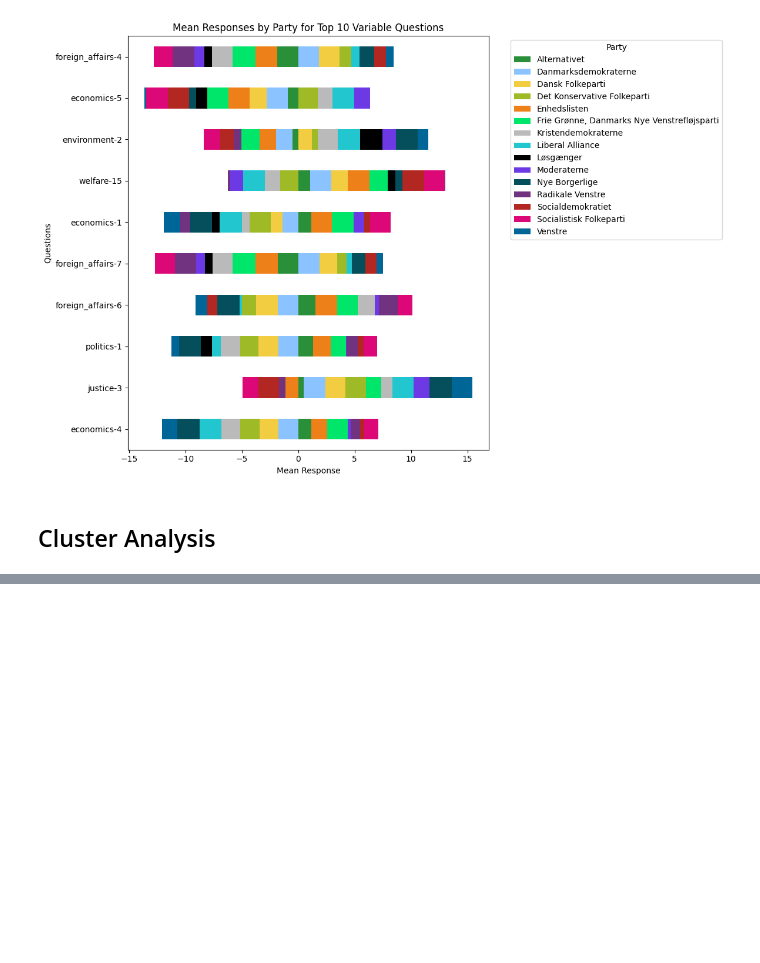
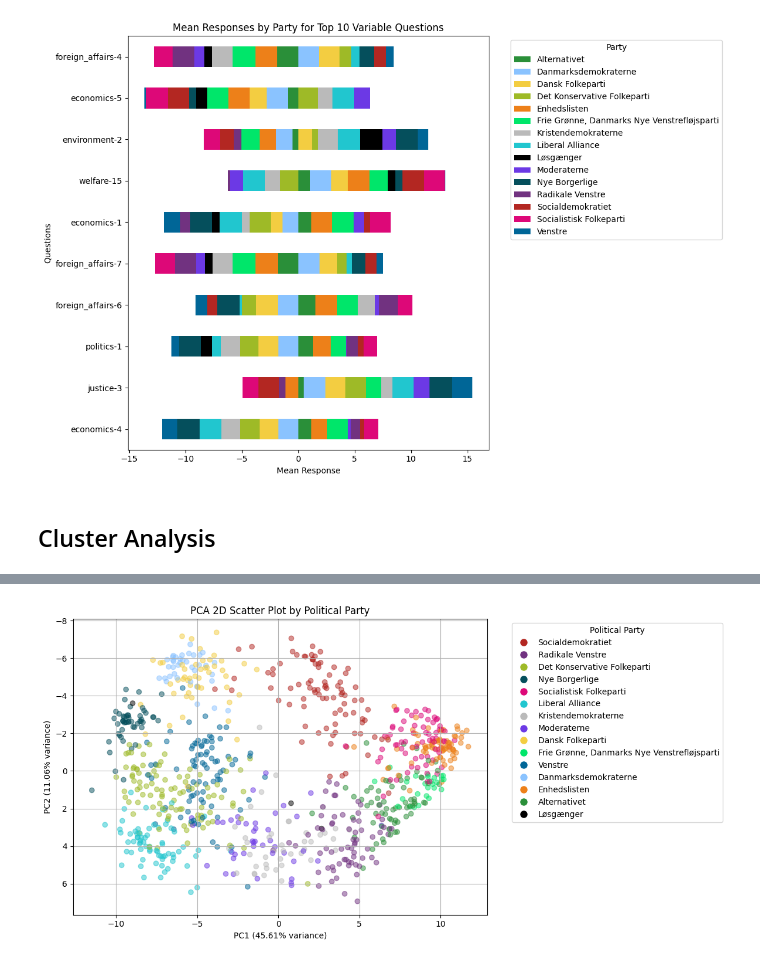
Before and after one commit to EarthOddity/mal-assignments, a Jupyter notebook: Assignment 5/Assignment 5/5. Candidate Test 2022 II.ipynb, the cells around one changed output, grey strips where cells are left out. Saved outputs shown, nothing was run; the diff lists cells and outputs as text; code cells hidden in the pictures; blank space fills up the shorter version.

```diff
--- a/Assignment 5/Assignment 5/5. Candidate Test 2022 II.ipynb
+++ b/Assignment 5/Assignment 5/5. Candidate Test 2022 II.ipynb
@@ -615,63 +620,86 @@ plt.show()
 # %% [markdown]
 ## Cluster Analysis
 # %%
-
 # PCA
-
-# Assuming 'segments' DataFrame contains the party information and 'q_and_a' is the original data
-# You will need to ensure that 'segments' and 'q_and_a' can be joined by their indices
-
-party_positions = q_and_a.groupby(segments['segments']).median()  # Group by party and get the median
+party_positions = q_and_a.groupby(segments['parti']).median()  # Group by party and get the median
 pca = PCA(n_components=2)
 q_and_a_pca = pca.fit_transform(q_and_a)  # Perform PCA on the q_and_a DataFrame
 
 # Explained variance ratio
 explained_variance_ratio = pca.explained_variance_ratio_
-print("Explained Variance Ratio:", explained_variance_ratio)
-
-# Cumulative explained variance
-print("Cumulative Explained Variance:", explained_variance_ratio.cumsum())
 
 # Convert PCA result back to DataFrame
 pca_columns = ['PC1', 'PC2']
 q_and_a_pca_df = pd.DataFrame(q_and_a_pca, columns=pca_columns)
+q_and_a_pca_df['party_column'] = segments['parti'].values
+q_and_a_pca_df['party_color'] = q_and_a_pca_df['party_column'].map(danskcolor)
 
-# Add the party information from the 'segments' DataFrame
-q_and_a_pca_df['party_column'] = segments['segments'].values  # Ensure alignment of the lengths
+# Get the axis limits for consistency across both plots
+x_min, x_max = q_and_a_pca[:, 0].min(), q_and_a_pca[:, 0].max()
+y_min, y_max = q_and_a_pca[:, 1].min(), q_and_a_pca[:, 1].max()
 
-# Scatter Plot with Color by Political Party
-plt.figure(figsize=(8, 6))
+# Ensure some padding on the axis limits for better visualization
+padding = 0.05
+plt_x_min, plt_x_max = x_min - (x_max - x_min) * padding, x_max + (x_max - x_min) * padding
+plt_y_min, plt_y_max = y_min - (y_max - y_min) * padding, y_max + (y_max - y_min) * padding
 
-# Use the 'party_column' to color the points
+# Plot 1: PCA 2D Scatter Plot by Political Party
+plt.figure(figsize=(12, 6))
 scatter = plt.scatter(
     q_and_a_pca[:, 0], q_and_a_pca[:, 1],
-    c=q_and_a_pca_df['party_column'], cmap='viridis', alpha=0.5
+    c=q_and_a_pca_df['party_color'], alpha=0.5
 )
+handles = [plt.Line2D([0], [0], marker='o', color='w', markerfacecolor=color, markersize=10, label=party)
+           for party, color in danskcolor.items()]
+plt.legend(handles=handles, title='Political Party', bbox_to_anchor=(1.05, 1), loc='upper left')
+plt.xlabel(f'PC1 ({explained_variance_ratio[0]*100:.2f}% variance)')
+plt.ylabel(f'PC2 ({explained_variance_ratio[1]*100:.2f}% variance)')
+plt.title('PCA 2D Scatter Plot by Political Party')
+plt.grid(True)
 
-# Add colorbar to show which color corresponds to each party
-plt.colorbar(scatter, label='Political Party')
+# Set the same axis limits for both plots
+plt.xlim(plt_x_min, plt_x_max)
+plt.ylim(plt_y_min, plt_y_max)
+
+# Invert the PC2 axis
+plt.gca().invert_yaxis()
+
+# Adjust the layout to make room for the legend
+plt.tight_layout()
+plt.show()
+
+# Plot 2: PCA 2D Scatter Plot with Average Points by Political Party
+avg_points = q_and_a_pca_df.groupby('party_column')[['PC1', 'PC2']].mean()  # Average by political party
+
+# Plotting the average points only
+plt.figure(figsize=(12, 6))
+
+# Scatter plot of average points for each political party
+plt.scatter(avg_points['PC1'], avg_points['PC2'], c=avg_points.index.map(danskcolor), alpha=0.7, s=100)
+
+# Add a legend for the political parties using the color dictionary
+handles = [plt.Line2D([0], [0], marker='o', color='w', markerfacecolor=color, markersize=10, label=party)
+           for party, color in danskcolor.items()]
+
+# Place the legend outside the plot (on the right)
+plt.legend(handles=handles, title='Political Party', bbox_to_anchor=(1.05, 1), loc='upper left')
 
 # Add explained variance ratio to axis labels
 plt.xlabel(f'PC1 ({explained_variance_ratio[0]*100:.2f}% variance)')
 plt.ylabel(f'PC2 ({explained_variance_ratio[1]*100:.2f}% variance)')
-plt.title('PCA 2D Scatter Plot by Political Party')
+plt.title('PCA 2D Scatter Plot with Average Points by Political Party')
 plt.grid(True)
+
+# Set the same axis limits for both plots
+plt.xlim(plt_x_min, plt_x_max)
+plt.ylim(plt_y_min, plt_y_max)
+
+# Invert the PC2 axis
+plt.gca().invert_yaxis()
+
+# Adjust the layout to make room for the legend
+plt.tight_layout()
+
+# Show the plot
 plt.show()
-
-# Plot the average data points for each political party
-avg_points = q_and_a_pca_df.groupby('party_column')[['PC1', 'PC2']].mean()  # Average by political party
-
-# Plotting the average points
-plt.figure(figsize=(8, 6))
-plt.scatter(q_and_a_pca[:, 0], q_and_a_pca[:, 1], c=q_and_a_pca_df['party_column'], cmap='viridis', alpha=0.5)
-plt.scatter(avg_points['PC1'], avg_points['PC2'], c='red', marker='x', s=100, label='Average Points')
-plt.colorbar(scatter, label='Political Party')
-
-# Labeling the axes with explained variance
-plt.xlabel(f'PC1 ({explained_variance_ratio[0]*100:.2f}% variance)')
-plt.ylabel(f'PC2 ({explained_variance_ratio[1]*100:.2f}% variance)')
-plt.title('PCA 2D Scatter Plot with Average Points by Political Party')
-plt.legend()
-plt.grid(True)
-plt.show()
 # %% [output]
@@ -678,0 +706 @@ KeyError: 'segments'
+[figure, added]
```
Also changed, not shown: parts of 6 cells of this notebook.
